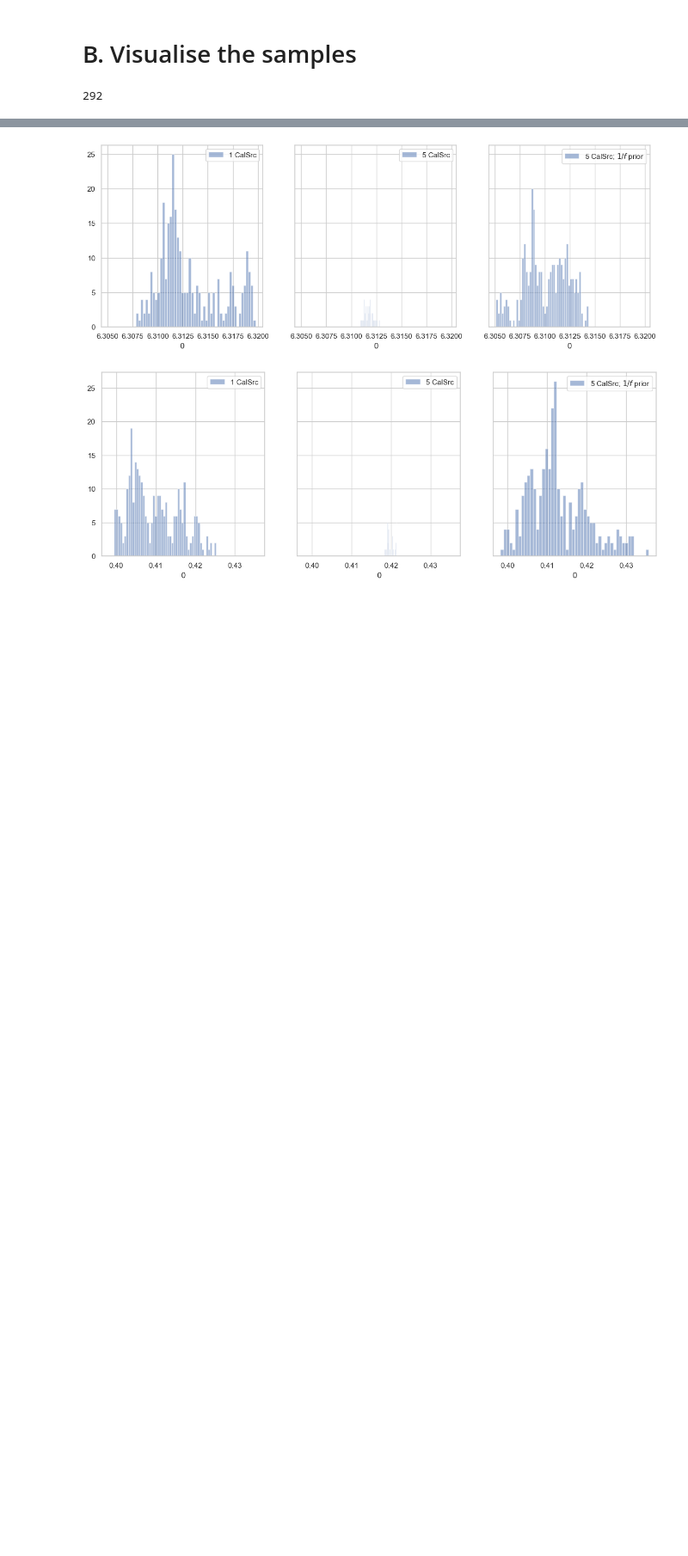
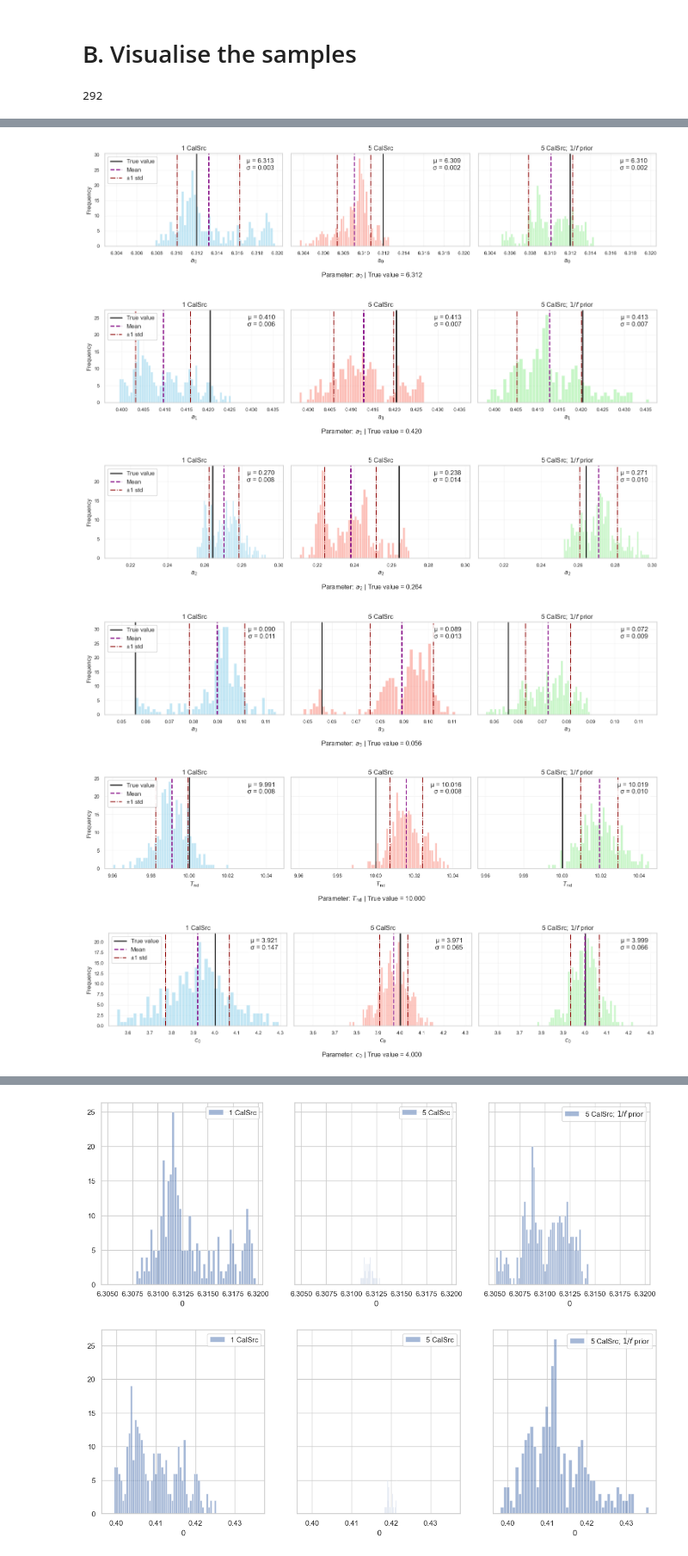
Before and after one commit to zzhang0123/hydra-tod, a Jupyter notebook: notebooks/workflow_visualisation.ipynb, the cells around one changed output, grey strips where cells are left out. Shown at 86% size. Saved outputs shown, nothing was run; the diff lists cells and outputs as text; code cells hidden in the pictures; blank space fills up the shorter version.

```diff
--- a/notebooks/workflow_visualisation.ipynb
+++ b/notebooks/workflow_visualisation.ipynb
@@ -326,3 +324,6 @@ true_others_1 = np.hstack((gain_params_setting, rec_params, []))
+# %%
+true_others_1 = np.hstack((gain_params_setting, rec_params, [logf0, alpha]))
+true_others_2 = np.hstack((gain_params_setting, gain_params_rising, rec_params, rec_params, [logf0, alpha], [logf0, alpha]))
 # %%
 def intersect_with_indices(arr1, arr2):
     """
@@ -484,32 +485,45 @@ def plot_parameter_comparison(GS1_others, GS5_others, GSF5_others, true_values,
                     transform=ax.transAxes, ha='right', va='top',
                     bbox=dict(facecolor='white', alpha=0.8, pad=4))
 
             # Subplot titles
             ax.set_title(title, fontsize=12)
             ax.set_xlabel(x_labels[p], fontsize=11)
             ax.grid(alpha=0.2)
             ax.tick_params(axis='both', which='major', labelsize=9)
 
             # Add legend to first subplot only
             if ax == axs[0]:
                 ax.set_ylabel(ylabel, fontsize=11)
                 handles, labels = ax.get_legend_handles_labels()
                 # Filter unique labels
                 unique = dict(zip(labels, handles))
                 ax.legend(unique.values(), unique.keys(),
                          loc='upper left', frameon=True, framealpha=0.9)
 
         # Add figure-level statistics
         plt.suptitle(f"Parameter: {x_labels[p]} | True value = {true_values[p]:.3f}",
                     y=0.05, fontsize=12, ha='center')
 
+        # Save the figure
+        plt.tight_layout(rect=[0, 0.05, 1, 1])
+        plt.savefig(f'parameter_comparison_{p}.pdf', bbox_inches='tight', pad_inches=0.1)
+
         plt.show()
 
 # Example usage
 plot_parameter_comparison(
     GS1_others,
     GS5_others,
     GSF5_others,
-    true_values=[0.1, 0.2, ...],  # Replace with actual true values
-    x_labels=["Param1", "Param2", ...]  # Replace with actual labels
+    true_values=true_others_1,  # Replace with actual true values
+    x_labels=[r'$a_0$', r'$a_1$', r'$a_2$',r'$a_3$', r'$T_{\mathrm{nd}}$',
+                                r'$c_0$', r'$c_1$', r'$c_2$',r'$c_3$',
+                                r'$\text{log}_{10} f_0$',r'$\alpha$']  # Replace with actual labels
 )
+# %% [output]
+[figure, added]
+[figure, added]
+[figure, added]
+[figure, added]
+[figure, added]
+[figure, added]
```
Also changed, not shown: parts of 4 cells of this notebook, 20 other files.
